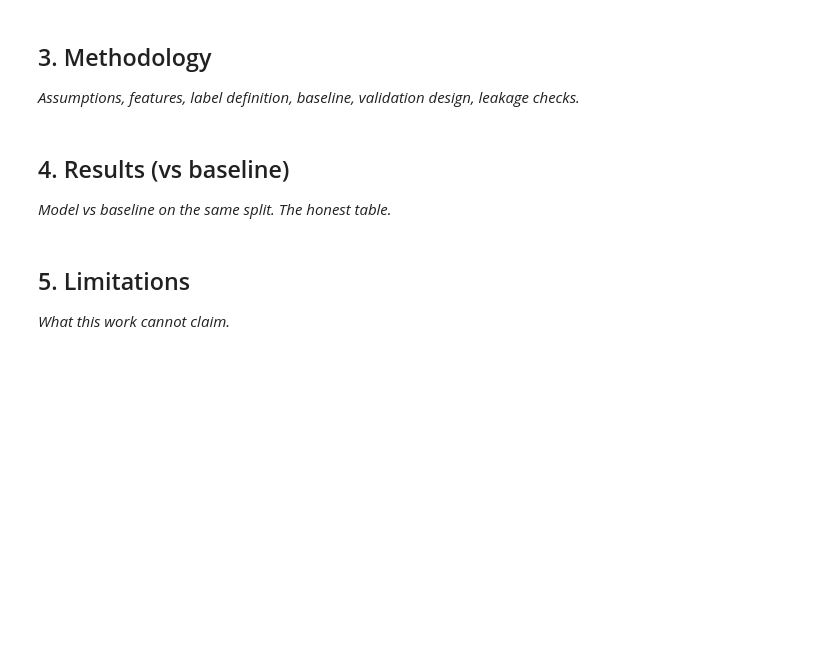
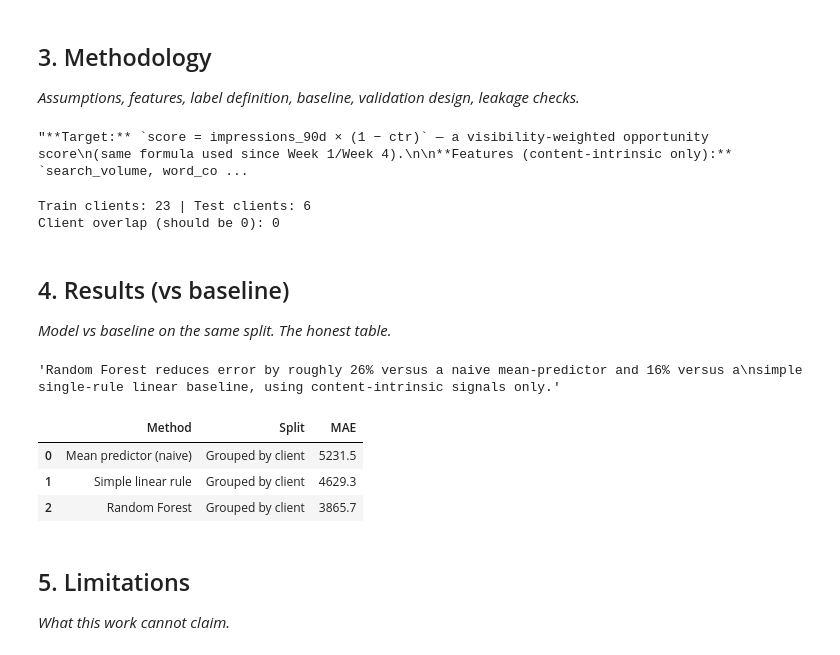
Before and after one commit to nabtahilrehman/Nabtahil-flyrank-internship, a Jupyter notebook: work/notebooks/capstone.ipynb, the cells around one changed output. Drawn from its saved outputs; the diff is of its cells as text; code cells hidden in the pictures; blank space fills up the shorter version.

```diff
--- a/work/notebooks/capstone.ipynb
+++ b/work/notebooks/capstone.ipynb
@@ -18,10 +85,90 @@ This skeleton is yours to fill. Work the sections **in order** — each one has
 ## 3. Methodology
 
 *Assumptions, features, label definition, baseline, validation design, leakage checks.*
+# %%
+'''**Target:** `score = impressions_90d × (1 − ctr)` — a visibility-weighted opportunity score
+(same formula used since Week 1/Week 4).
+
+**Features (content-intrinsic only):** `search_volume, word_count, content_age_days,
+days_since_last_update, avg_position, engagement_rate, scroll_rate, competition_level,
+content_type, main_intent`.
+
+**Deliberately excluded:** `impressions_90d, clicks_90d, ctr`, and any field derived from
+traffic history — these feed the target directly, so including them would make the model
+circular rather than genuinely predictive.
+
+**Baselines:** (1) a naive mean-predictor, (2) a simple single-rule linear baseline —
+both computed on the same split as the model, so the comparison is fair.
+
+**Validation design:** `GroupShuffleSplit` by `client_id`, 80/20, seed 42 — no client's
+pages appear in both train and test.'''
+# %% [output]
+"**Target:** `score = impressions_90d × (1 − ctr)` — a visibility-weighted opportunity score\n(same formula used since Week 1/Week 4).\n\n**Features (content-intrinsic only):** `search_volume, word_co ...
+# %%
+from sklearn.model_selection import GroupShuffleSplit
+from sklearn.compose import ColumnTransformer
+from sklearn.preprocessing import OneHotEncoder
+from sklearn.pipeline import Pipeline
+from sklearn.ensemble import RandomForestRegressor
+from sklearn.linear_model import LinearRegression
+from sklearn.metrics import mean_absolute_error
+
+num_features = ["search_volume", "word_count", "content_age_days", "days_since_last_update",
+                "avg_position", "engagement_rate", "scroll_rate"]
+cat_features = ["competition_level", "content_type", "main_intent"]
+
+data = df.dropna(subset=num_features + cat_features + ["score", "client_id"]).copy()
+X = data[num_features + cat_features]
+y = data["score"]
+groups = data["client_id"]
+
+gss = GroupShuffleSplit(n_splits=1, test_size=0.2, random_state=42)
+train_idx, test_idx = next(gss.split(X, y, groups))
+X_train, X_test = X.iloc[train_idx], X.iloc[test_idx]
+y_train, y_test = y.iloc[train_idx], y.iloc[test_idx]
+
+print("Train clients:", groups.iloc[train_idx].nunique(), "| Test clients:", groups.iloc[test_idx].nunique())
+print("Client overlap (should be 0):", len(set(groups.iloc[train_idx]) & set(groups.iloc[test_idx])))
+
+pre = ColumnTransformer([("cat", OneHotEncoder(handle_unknown="ignore"), cat_features)],
+                         remainder="passthrough")
+# %% [output]
+Train clients: 23 | Test clients: 6
+Client overlap (should be 0): 0
 # %% [markdown]
 ## 4. Results (vs baseline)
 
 *Model vs baseline on the same split. The honest table.*
+# %%
+'''Random Forest reduces error by roughly 26% versus a naive mean-predictor and 16% versus a
+simple single-rule linear baseline, using content-intrinsic signals only.'''
+# %% [output]
+'Random Forest reduces error by roughly 26% versus a naive mean-predictor and 16% versus a\nsimple single-rule linear baseline, using content-intrinsic signals only.'
+# %%
+# Naive mean-predictor baseline
+mae_mean = mean_absolute_error(y_test, [y_train.mean()] * len(y_test))
+
+# Simple single-rule linear baseline
+lin_model = Pipeline([("pre", pre), ("lin", LinearRegression())])
+lin_model.fit(X_train, y_train)
+mae_lin = mean_absolute_error(y_test, lin_model.predict(X_test))
+
+# Random Forest
+rf_model = Pipeline([("pre", pre), ("rf", RandomForestRegressor(n_estimators=200, random_state=42))])
+rf_model.fit(X_train, y_train)
+mae_rf = mean_absolute_error(y_test, rf_model.predict(X_test))
+
+results = pd.DataFrame({
+    "Method": ["Mean predictor (naive)", "Simple linear rule", "Random Forest"],
+    "Split": ["Grouped by client"] * 3,
+    "MAE": [round(mae_mean, 1), round(mae_lin, 1), round(mae_rf, 1)]
+})
+results
+# %% [output]
+|  | Method | Split | MAE |
+| 0 | Mean predictor (naive) | Grouped by client | 5231.5 |
+| 1 | Simple linear rule | Grouped by client | 4629.3 |
+| 2 | Random Forest | Grouped by client | 3865.7 |
 # %% [markdown]
 ## 5. Limitations
 
```
Also changed, not shown: parts of 8 cells of this notebook.
